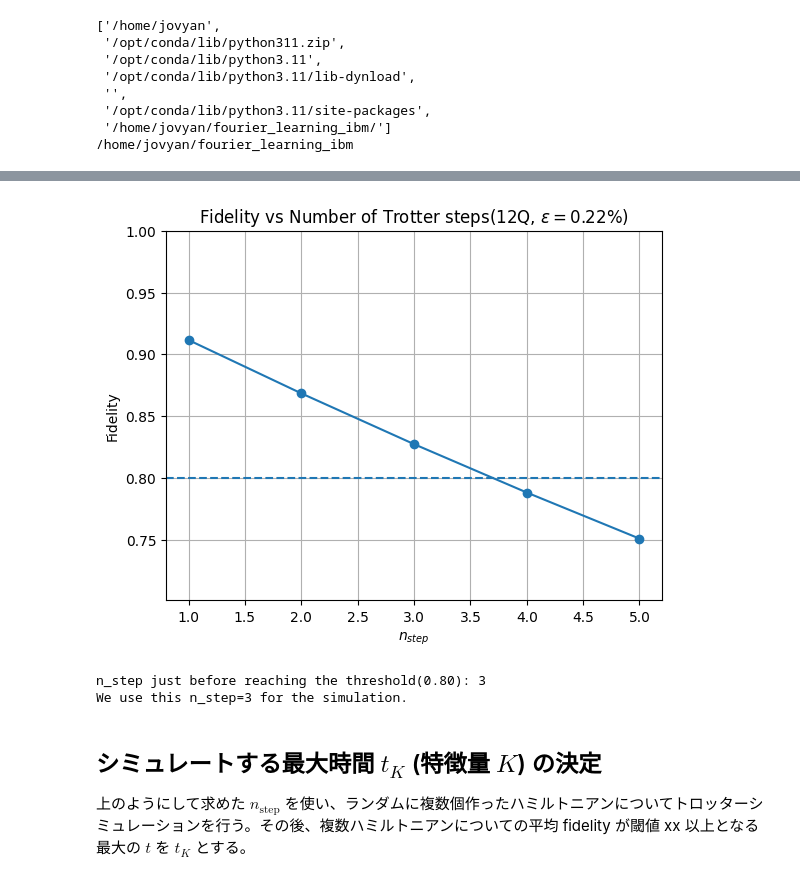
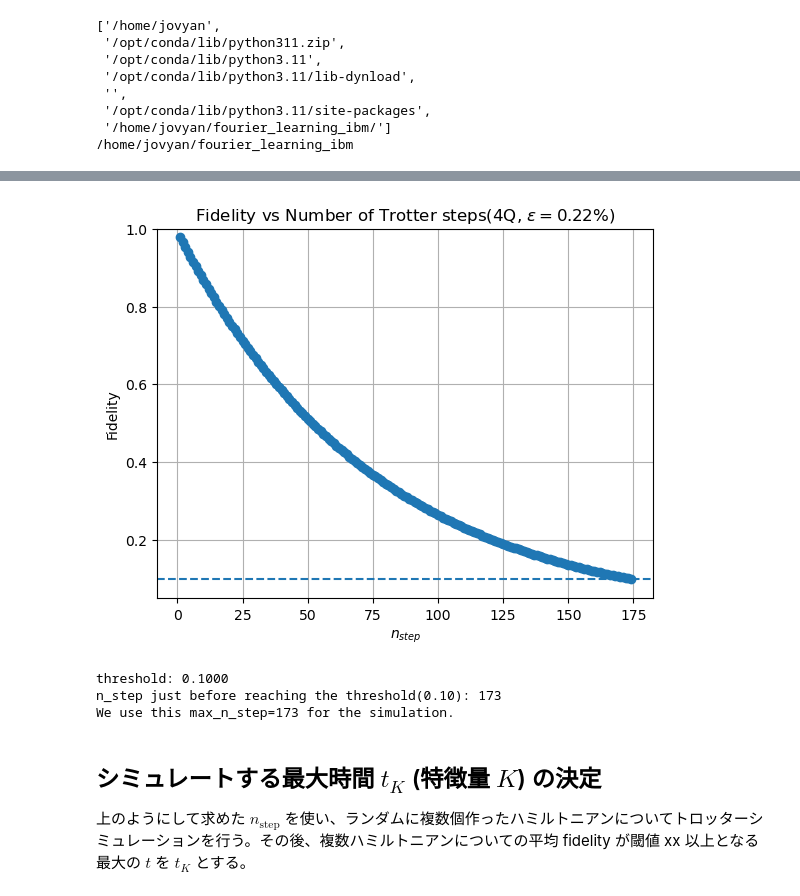
Before and after one commit to YutoMorohoshi/fourier_learning_ibm, a Jupyter notebook: get_param.ipynb, the cells around one changed output, grey strips where cells are left out. Saved outputs shown, nothing was run; the diff lists cells and outputs as text; code cells hidden in the pictures.

```diff
--- a/get_param.ipynb
+++ b/get_param.ipynb
@@ -90,49 +103,55 @@ GHZ 部分と $e^{-iHt}$ 部分を合わせて、回路全体の CNOT の個数
 
 上の式より、閾値を例えば fidelity 0.80 以上と決めれば、適切な $n_{\text{step}}$ が求められる。
 # %%
-n_qubits = 12
+n_qubits = 4
 epsilon = 0.0022
-threshold = 0.80
+
+if n_qubits == 4:
+    threshold = 0.1
+else:
+    threshold = 0.01
 min_n_step_to_check = (
-    5  # 閾値をチェックする最小の n_step. グラフの見栄えを綺麗にするために設定
+    5  # 最低限この回数だけは確認する. グラフの見栄えを綺麗にするために設定
 )
 fidelities = []
 n_step_counter = 1
 flag_threshold = False  # 閾値に達したかどうかのフラグ
 
 while True:
     fidelity = (1 - epsilon) ** (2 * ((n_qubits - 1) * (n_step_counter + 1) - 1))
     fidelities.append(fidelity)
     # print(f"n_step: {n_step}, fidelity: {fidelity}")
 
     # 閾値に達した場合、その直前の n_counter を n_step とする
     if fidelity < threshold and flag_threshold == False:
-        n_step = n_step_counter - 1
+        max_n_step = n_step_counter - 1
         flag_threshold = True
 
     # 閾値に達したとしても、min_n_step_to_check に達していない場合は、そのまま続行
     if fidelity < threshold and n_step_counter >= min_n_step_to_check:
         break
     n_step_counter += 1
 
 plt.plot(range(1, len(fidelities) + 1), fidelities, marker="o")
 plt.xlabel(r"$n_{step}$")
 plt.ylabel("Fidelity")
 plt.grid()
 plt.axhline(y=threshold, linestyle="dashed")
 plt.ylim(min(fidelities) - 0.05, 1)
 plt.title(
     rf"Fidelity vs Number of Trotter steps({n_qubits}Q, $\epsilon={epsilon * 100}$%)"
 )
 plt.savefig(f"results/get_param/{n_qubits}Q_fidelity_vs_nstep.pdf")
 plt.show()
 
-print(f"n_step just before reaching the threshold({threshold:.2f}): {n_step}")
-print(rf"We use this n_step={n_step} for the simulation.")
+print(f"threshold: {threshold:.4f}")
+print(f"n_step just before reaching the threshold({threshold:.2f}): {max_n_step}")
+print(rf"We use this max_n_step={max_n_step} for the simulation.")
 # %% [output]
-[figure, old version]
+[figure, new version]
-n_step just before reaching the threshold(0.80): 3
-We use this n_step=3 for the simulation.
+threshold: 0.1000
+n_step just before reaching the threshold(0.10): 173
+We use this max_n_step=173 for the simulation.
 # %% [markdown]
 ## シミュレートする最大時間 $t_K$ (特徴量 $K$) の決定
 
```
Also changed, not shown: parts of 11 cells of this notebook, 13 other files.
